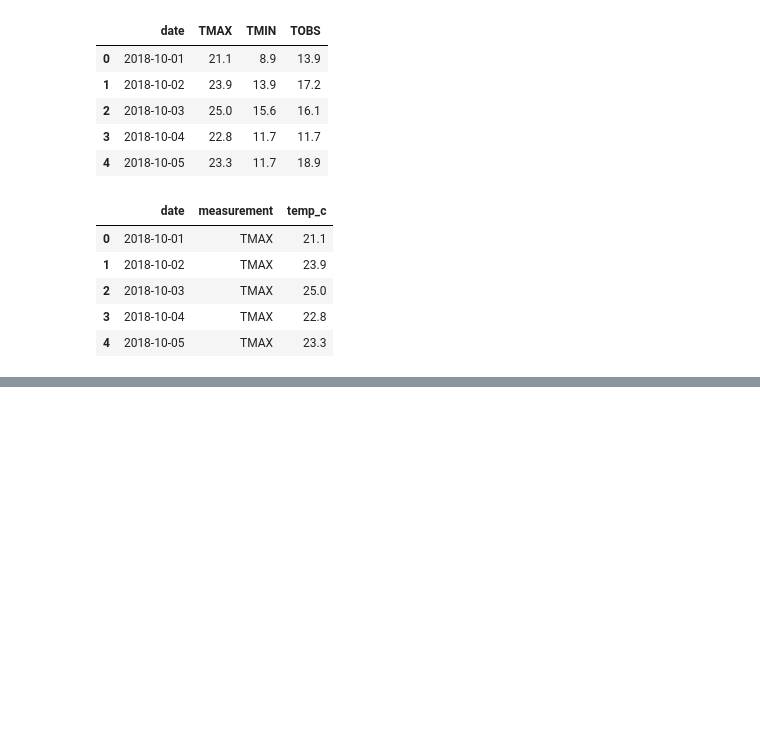
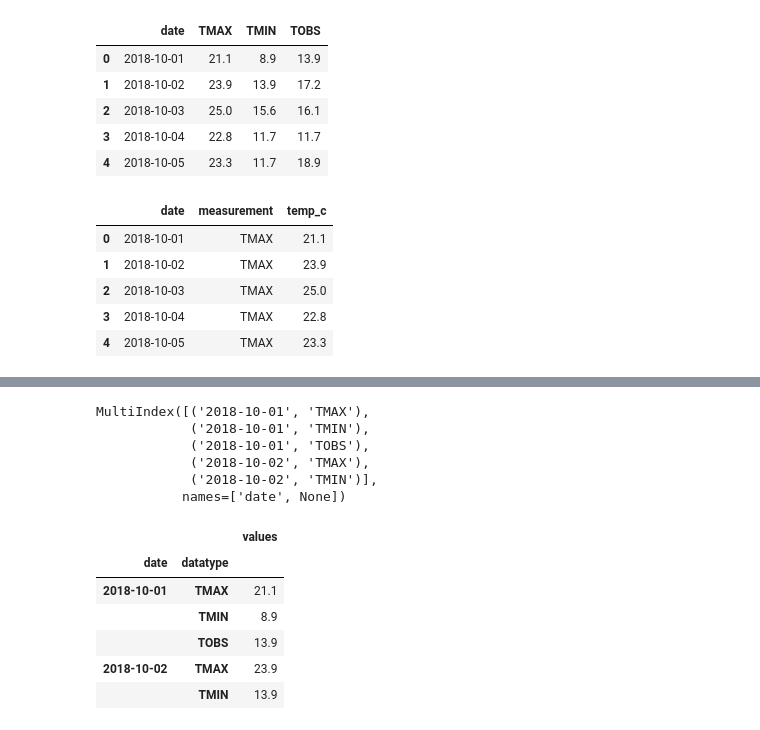
Before and after one commit to roger-mengqiu-chen/DS-learning, a Jupyter notebook: hands-on-da-with-pandas/ch03/4-reshaping_data.ipynb, the cells around one changed output, grey strips where cells are left out. Drawn from its saved outputs; the diff is of its cells as text; code cells hidden in the pictures; blank space fills up the shorter version.

```diff
--- a/hands-on-da-with-pandas/ch03/4-reshaping_data.ipynb
+++ b/hands-on-da-with-pandas/ch03/4-reshaping_data.ipynb
@@ -160,0 +184,20 @@ melted_df.head()
+# %%
+stacked_df.head().index
+# %% [output]
+MultiIndex([('2018-10-01', 'TMAX'),
+            ('2018-10-01', 'TMIN'),
+            ('2018-10-01', 'TOBS'),
+            ('2018-10-02', 'TMAX'),
+            ('2018-10-02', 'TMIN')],
+           names=['date', None])
+# %%
+stacked_df.index.set_names(['date', 'datatype'], inplace=True)
+stacked_df.head()
+# %% [output]
+|  |  | values |
+| date | datatype |  |
+| 2018-10-01 | TMAX | 21.1 |
+|  | TMIN | 8.9 |
+|  | TOBS | 13.9 |
+| 2018-10-02 | TMAX | 23.9 |
+|  | TMIN | 13.9 |
```
Also changed, not shown: parts of 2 cells of this notebook.
